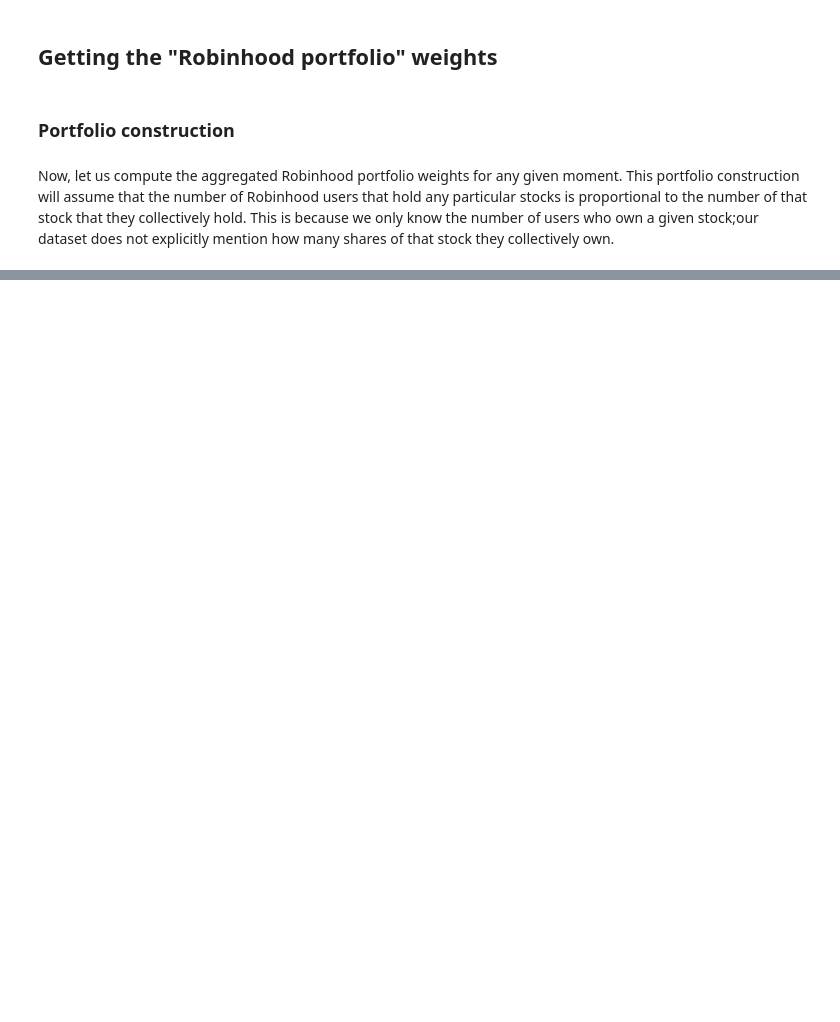
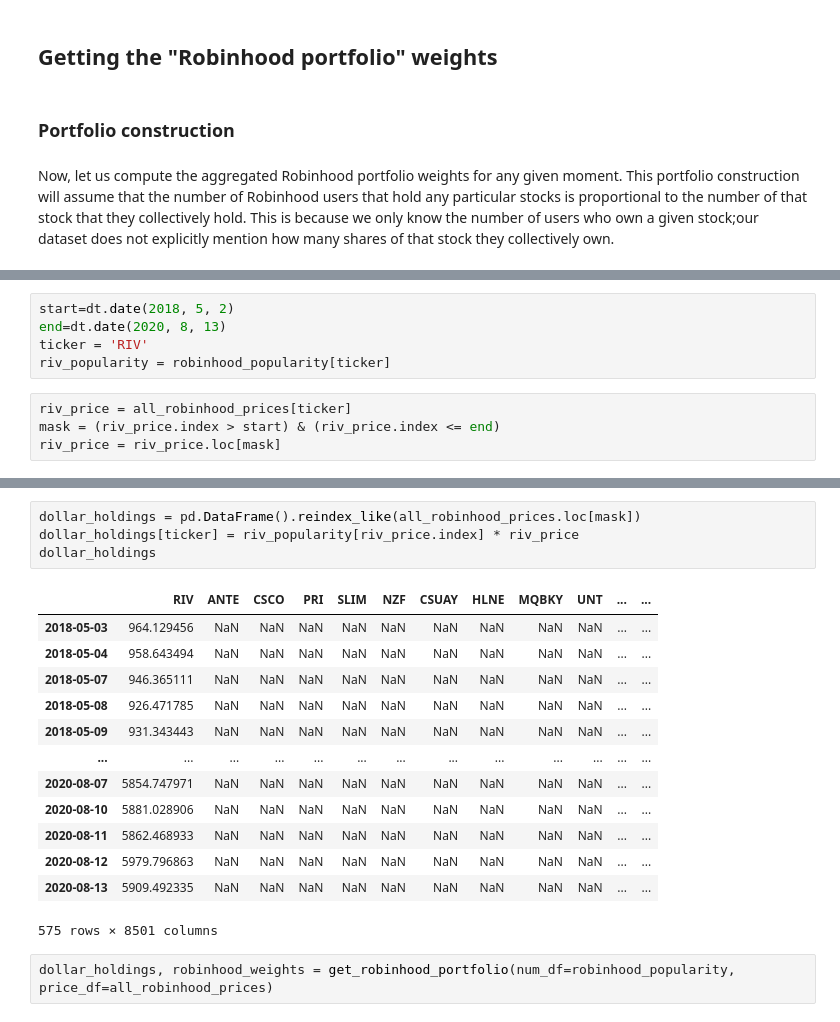
Before and after one commit to GabCaz/robinhoodMarket, a Jupyter notebook: Study of Robinhood Market Impact for Risk Management.ipynb, the cells around one changed output, grey strips where cells are left out. Cells and saved outputs as stored; diff of their text form; blank space fills up the shorter version.

```diff
--- a/Study of Robinhood Market Impact for Risk Management.ipynb
+++ b/Study of Robinhood Market Impact for Risk Management.ipynb
@@ -294,0 +215,9 @@ robinhood_popularity
+# %%
+start=dt.date(2018, 5, 2)
+end=dt.date(2020, 8, 13)
+ticker = 'RIV'
+riv_popularity = robinhood_popularity[ticker]
+# %%
+riv_price = all_robinhood_prices[ticker]
+mask = (riv_price.index > start) & (riv_price.index <= end)
+riv_price = riv_price.loc[mask]
@@ -294,0 +269,20 @@ robinhood_popularity
+# %%
+dollar_holdings = pd.DataFrame().reindex_like(all_robinhood_prices.loc[mask])
+dollar_holdings[ticker] = riv_popularity[riv_price.index] * riv_price
+dollar_holdings
+# %% [output]
+|  | RIV | ANTE | CSCO | PRI | SLIM | NZF | CSUAY | HLNE | MQBKY | UNT | ... | ... |
+| 2018-05-03 | 964.129456 | NaN | NaN | NaN | NaN | NaN | NaN | NaN | NaN | NaN | ... | ... |
+| 2018-05-04 | 958.643494 | NaN | NaN | NaN | NaN | NaN | NaN | NaN | NaN | NaN | ... | ... |
+| 2018-05-07 | 946.365111 | NaN | NaN | NaN | NaN | NaN | NaN | NaN | NaN | NaN | ... | ... |
+| 2018-05-08 | 926.471785 | NaN | NaN | NaN | NaN | NaN | NaN | NaN | NaN | NaN | ... | ... |
+| 2018-05-09 | 931.343443 | NaN | NaN | NaN | NaN | NaN | NaN | NaN | NaN | NaN | ... | ... |
+| ... | ... | ... | ... | ... | ... | ... | ... | ... | ... | ... | ... | ... |
+| 2020-08-07 | 5854.747971 | NaN | NaN | NaN | NaN | NaN | NaN | NaN | NaN | NaN | ... | ... |
+| 2020-08-10 | 5881.028906 | NaN | NaN | NaN | NaN | NaN | NaN | NaN | NaN | NaN | ... | ... |
+| 2020-08-11 | 5862.468933 | NaN | NaN | NaN | NaN | NaN | NaN | NaN | NaN | NaN | ... | ... |
+| 2020-08-12 | 5979.796863 | NaN | NaN | NaN | NaN | NaN | NaN | NaN | NaN | NaN | ... | ... |
+| 2020-08-13 | 5909.492335 | NaN | NaN | NaN | NaN | NaN | NaN | NaN | NaN | NaN | ... | ... |
+575 rows × 8501 columns
+# %%
+dollar_holdings, robinhood_weights = get_robinhood_portfolio(num_df=robinhood_popularity, price_df=all_robinhood_prices)
```
Also changed, not shown: parts of 27 cells of this notebook, 3 other files.
